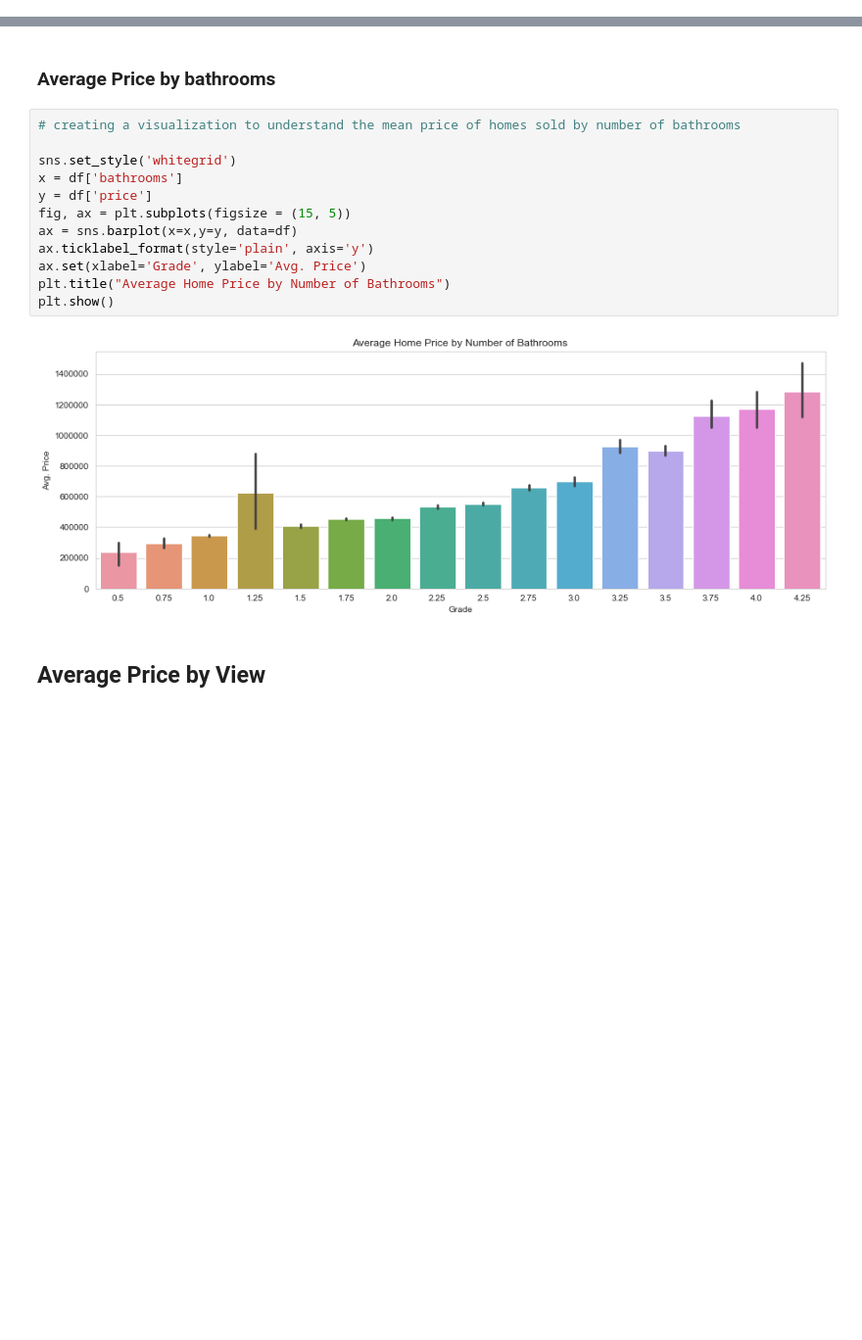
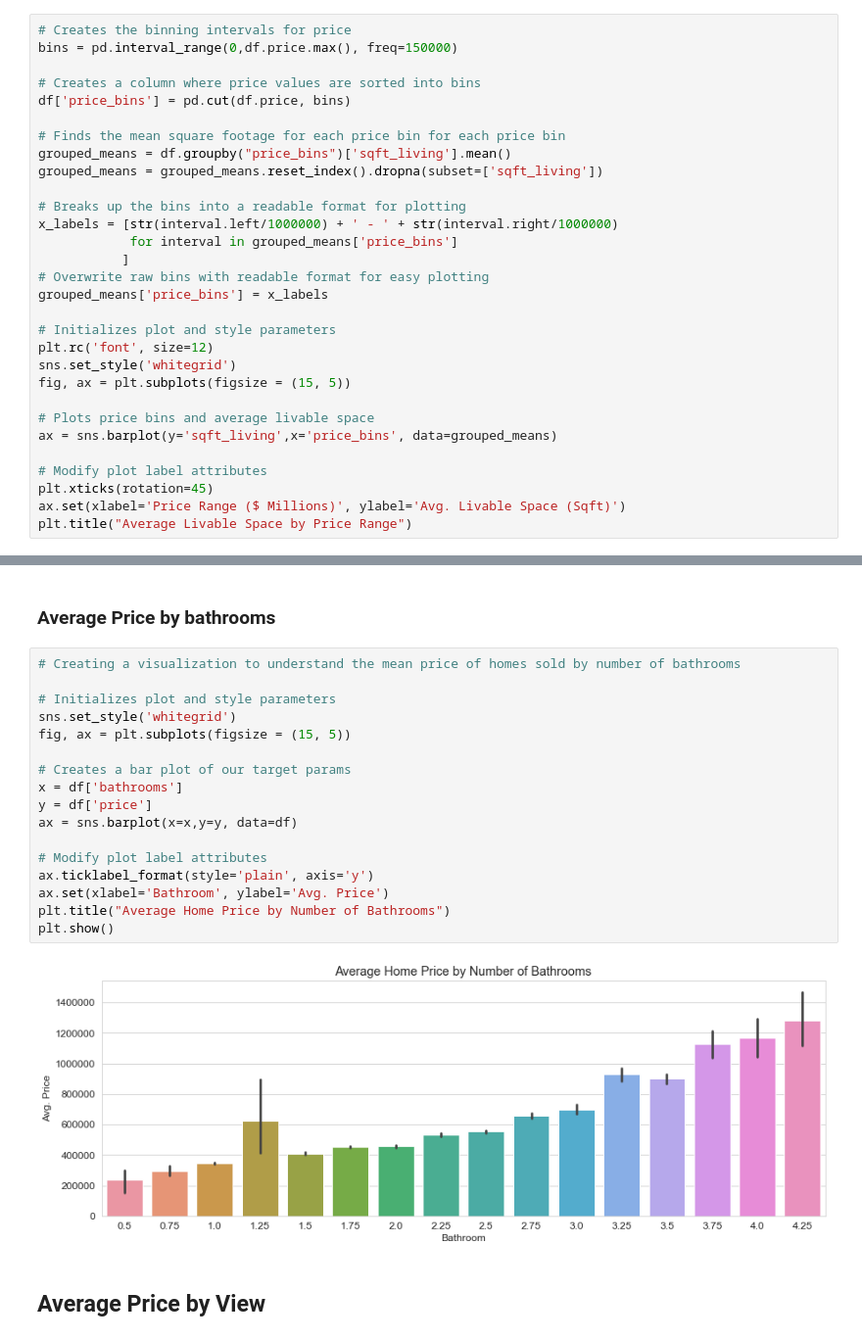
Before and after one commit to mankah/Project-2, a Jupyter notebook: Notebook.ipynb, the cells around one changed output, grey strips where cells are left out. Shown at 98% size. Drawn from its saved outputs; the diff is of its cells as text; blank space fills up the shorter version.

```diff
--- a/Notebook.ipynb
+++ b/Notebook.ipynb
@@ -165,0 +193,30 @@ for index, col in enumerate(x.columns):
+# %%
+# Creates the binning intervals for price
+bins = pd.interval_range(0,df.price.max(), freq=150000)
+
+# Creates a column where price values are sorted into bins
+df['price_bins'] = pd.cut(df.price, bins)
+
+# Finds the mean square footage for each price bin for each price bin
+grouped_means = df.groupby("price_bins")['sqft_living'].mean()
+grouped_means = grouped_means.reset_index().dropna(subset=['sqft_living'])
+
+# Breaks up the bins into a readable format for plotting
+x_labels = [str(interval.left/1000000) + ' - ' + str(interval.right/1000000)
+            for interval in grouped_means['price_bins']
+           ]
+# Overwrite raw bins with readable format for easy plotting
+grouped_means['price_bins'] = x_labels
+
+# Initializes plot and style parameters
+plt.rc('font', size=12)
+sns.set_style('whitegrid')
+fig, ax = plt.subplots(figsize = (15, 5))
+
+# Plots price bins and average livable space
+ax = sns.barplot(y='sqft_living',x='price_bins', data=grouped_means)
+
+# Modify plot label attributes
+plt.xticks(rotation=45)
+ax.set(xlabel='Price Range ($ Millions)', ylabel='Avg. Livable Space (Sqft)')
+plt.title("Average Livable Space by Price Range")
@@ -182,19 +247,24 @@ plt.show()
 # %% [markdown]
 ### Average Price by bathrooms
 # %%
-# creating a visualization to understand the mean price of homes sold by number of bathrooms
+# Creating a visualization to understand the mean price of homes sold by number of bathrooms
 
+# Initializes plot and style parameters
 sns.set_style('whitegrid')
+fig, ax = plt.subplots(figsize = (15, 5))
+
+# Creates a bar plot of our target params
 x = df['bathrooms']
 y = df['price']
-fig, ax = plt.subplots(figsize = (15, 5))
 ax = sns.barplot(x=x,y=y, data=df)
+
+# Modify plot label attributes
 ax.ticklabel_format(style='plain', axis='y')
-ax.set(xlabel='Grade', ylabel='Avg. Price')
+ax.set(xlabel='Bathroom', ylabel='Avg. Price')
 plt.title("Average Home Price by Number of Bathrooms")
 plt.show()
 # %% [output]
-[figure, old version]
+[figure, new version]
 # %% [markdown]
 ## Average Price by View
 # %%
```
Also changed, not shown: parts of 149 cells of this notebook.
